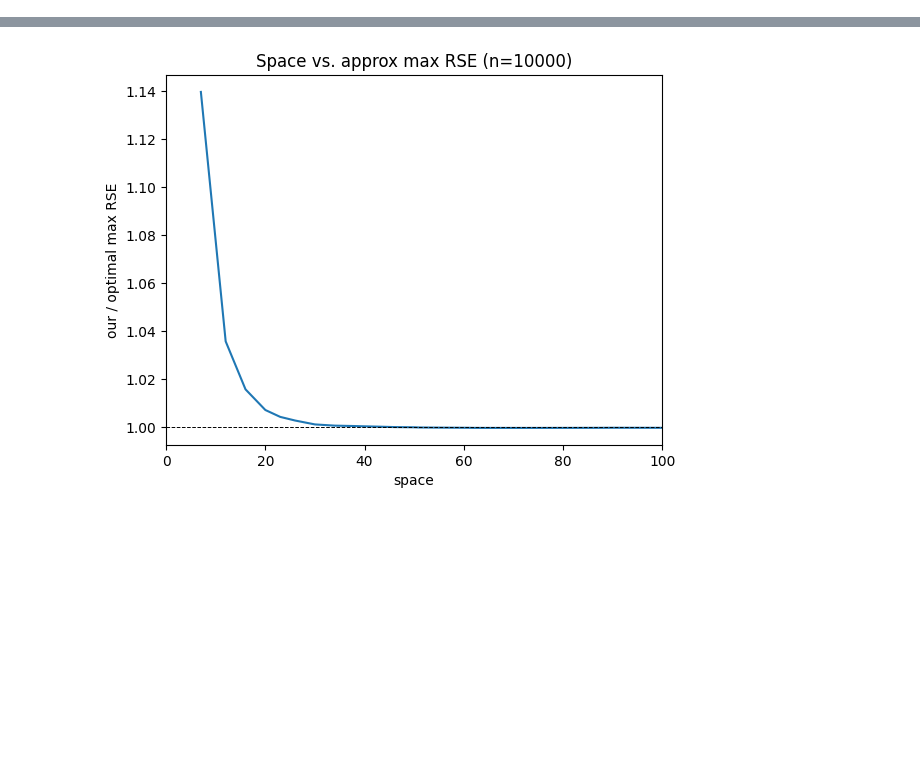
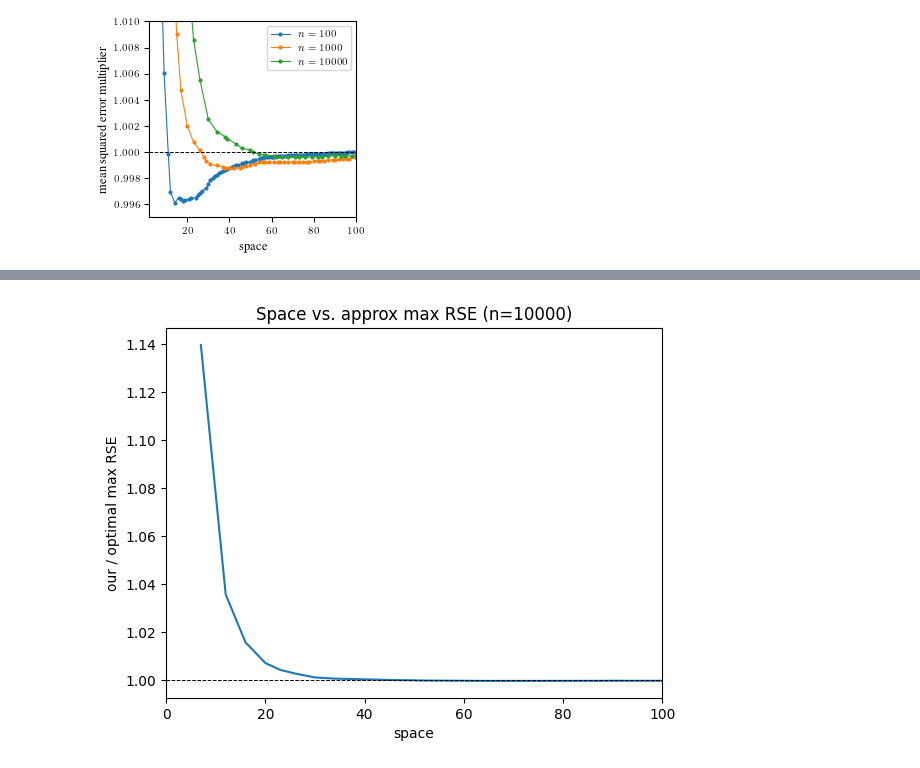
Before and after one commit to jodander/streaming-via-binning, a Jupyter notebook: performance.ipynb, the cells around one changed output, grey strips where cells are left out. Saved outputs shown, nothing was run; the diff lists cells and outputs as text; code cells hidden in the pictures; blank space fills up the shorter version.

```diff
--- a/performance.ipynb
+++ b/performance.ipynb
@@ -7,0 +140,6 @@ import efficient_bennett as eb
+# %%
+df100 = pd.read_csv('data/mse_space_vs_approx_n100.csv', index_col=0)
+df1000 = pd.read_csv('data/mse_space_vs_approx_n1000.csv', index_col=0)
+df10000 = pd.read_csv('data/mse_space_vs_approx_n10000.csv', index_col=0)
+# df.columns = [float(x) for x in df.columns]
+df
@@ -7,0 +160,17 @@ import efficient_bennett as eb
+# %%
+plt.figure(figsize=(FIGSIZE[0]/2, FIGSIZE[1]/1.4))
+plt.plot(df100['space'], df100['approx'], marker='.', ms=4, lw=0.8, label='$n=100$')
+plt.plot(df1000['space'], df1000['approx'], marker='.', ms=4, lw=0.8, label='$n=1000$')
+plt.plot(df10000['space'], df10000['approx'], marker='.', ms=4, lw=0.8, label='$n=10000$')
+plt.xlabel('space')
+plt.ylabel('mean squared error multiplier')
+plt.ylim([0.995, 1.01])
+plt.xlim([2, 100])
+plt.axhline(1.0, ls='--', lw=0.7, color='black')
+# plt.yscale('log')
+# plt.xscale('log')
+plt.legend()
+plt.savefig('plots/multiplier_vs_space_n100_1000_10000_2x.pdf')
+plt.show()
+# %% [output]
+[figure, added]
```
Also changed, not shown: parts of 18 cells of this notebook.
